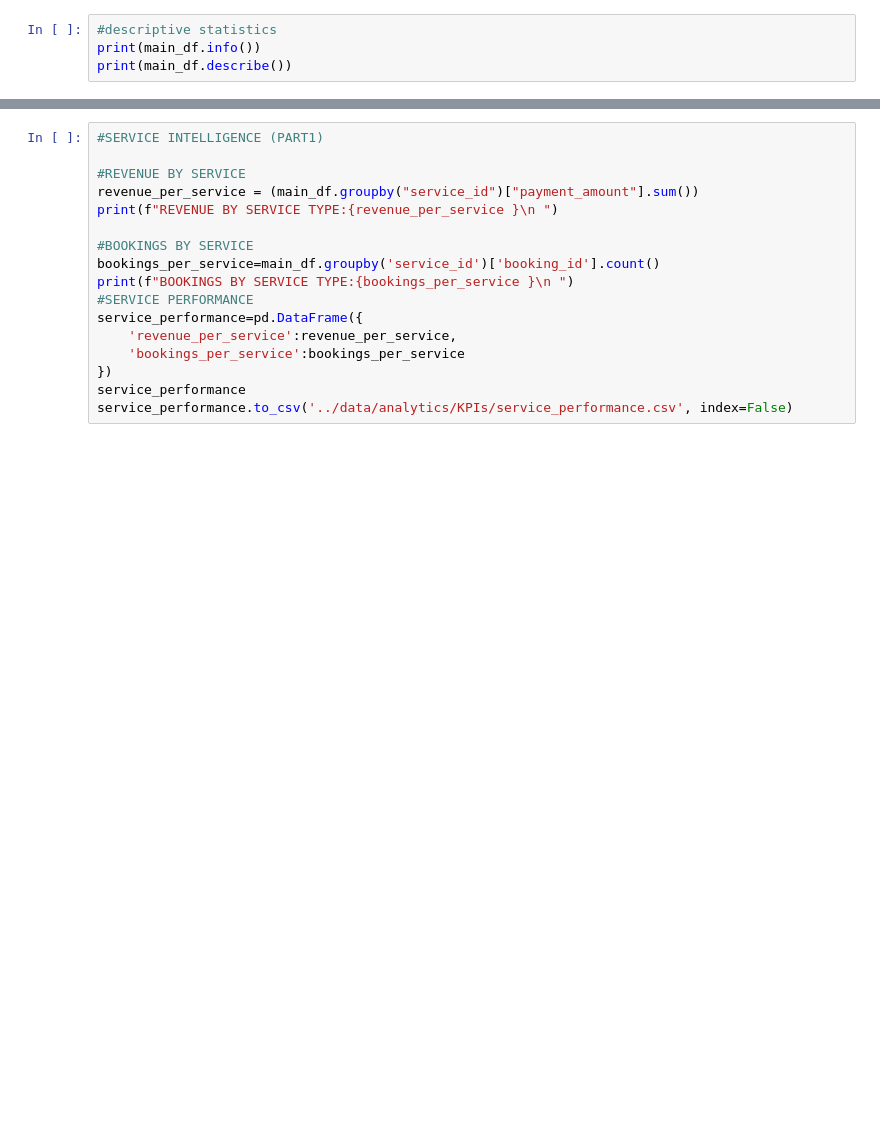
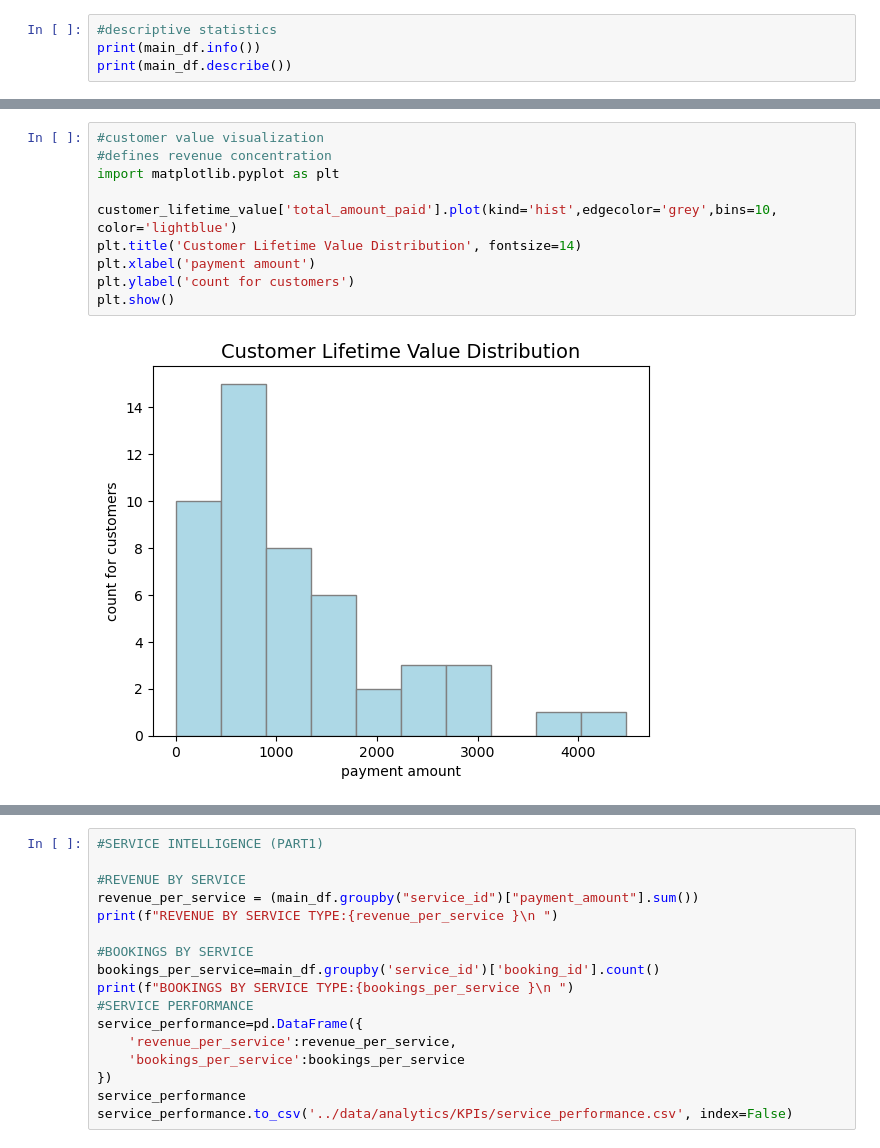
Before and after one commit to Tshepiso-skech/End-to-End-Mini-Data-System, a Jupyter notebook: notebooks/analysis.ipynb, the cells around one changed output, grey strips where cells are left out. Saved outputs shown, nothing was run; the diff lists cells and outputs as text; blank space fills up the shorter version.

```diff
--- a/notebooks/analysis.ipynb
+++ b/notebooks/analysis.ipynb
@@ -128,2 +151,14 @@ lifetime_value_distribution.to_csv('../data/analytics/customer_metrics/lifetime_
+# %%
+#customer value visualization
+#defines revenue concentration
+import matplotlib.pyplot as plt
+
+customer_lifetime_value['total_amount_paid'].plot(kind='hist',edgecolor='grey',bins=10, color='lightblue')
+plt.title('Customer Lifetime Value Distribution', fontsize=14)
+plt.xlabel('payment amount')
+plt.ylabel('count for customers')
+plt.show()
+# %% [output]
+[figure, new version]
 # %%
 main_df
```
Also changed, not shown: parts of 13 cells of this notebook.
